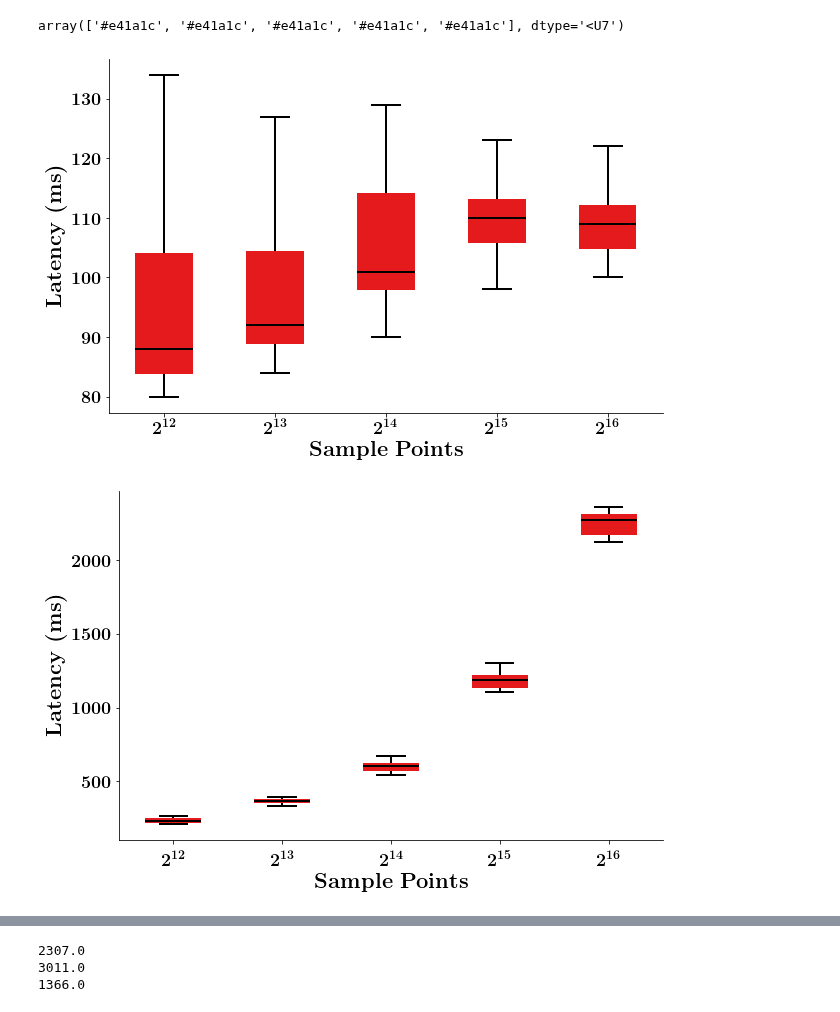
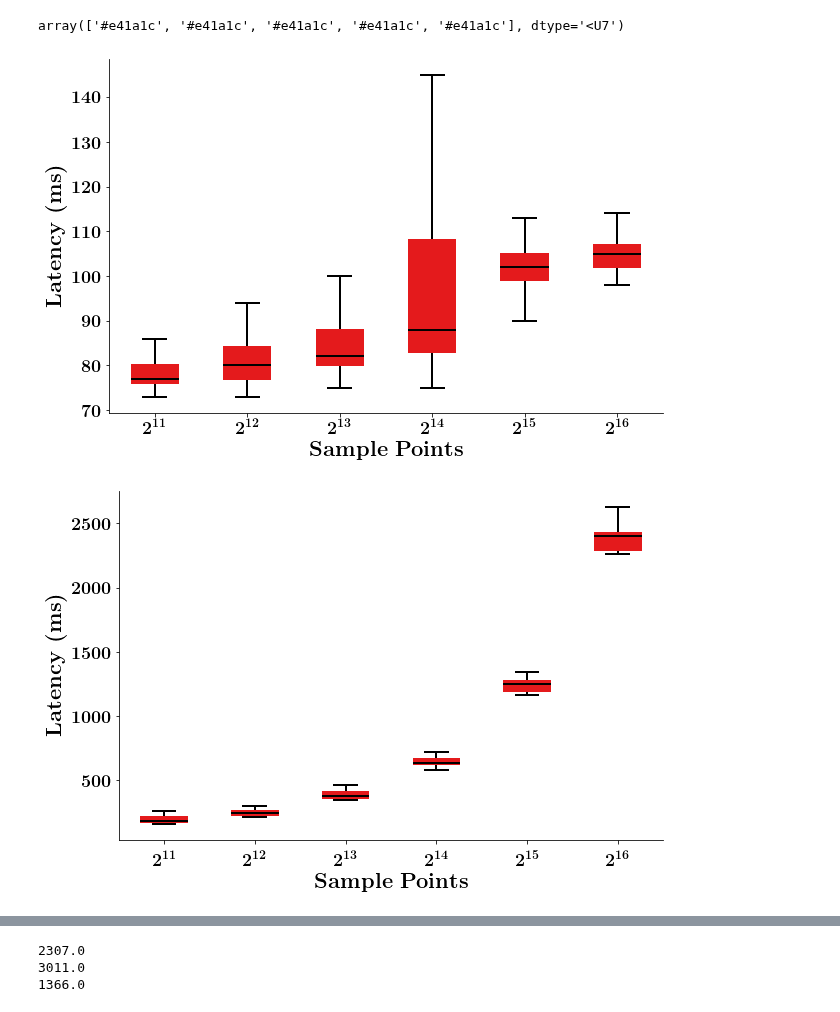
Before and after one commit to danielnewman09/Dissertation, a Jupyter notebook: Dissertation-Notebooks/Chapter-5/Latency_Analysis.ipynb, the cells around one changed output, grey strips where cells are left out. Drawn from its saved outputs; the diff is of its cells as text; code cells hidden in the pictures.

Commit message:
rms-only latency

```diff
--- a/Dissertation-Notebooks/Chapter-5/Latency_Analysis.ipynb
+++ b/Dissertation-Notebooks/Chapter-5/Latency_Analysis.ipynb
@@ -24,10 +24,12 @@ print(mpl.__version__)
 3.2.1
 # %%
 inferenceLocations = ['Beaglebone']
-vibSamples = ['4096','8192','16384','32768','65536']
-vibSampleLabels = [r'$2^{12}$',r'$2^{13}$',r'$2^{14}$',r'$2^{15}$',r'$2^{16}$']
+vibSamples = ['2048','4096','8192','16384','32768','65536']
+vibSampleLabels = [r'$2^{11}$',r'$2^{12}$',r'$2^{13}$',r'$2^{14}$',r'$2^{15}$',r'$2^{16}$']
 
 basePath = 'Edge-Device-Latency/'
+modelId = 'CNN-AE-Lite'
+deviceId = 'Pocketbeagle'
 numSamples = 1000
 numColumns = 3
 
@@ -35,7 +37,7 @@ latencyVals = np.zeros((numSamples,numColumns,len(vibSamples)))
 columns = None
 # %%
 for i in range(len(vibSamples)):
-    thisDF = pd.read_csv(basePath + 'Beaglebone_PCA-GMM_' + vibSamples[i] + '.csv')
+    thisDF = pd.read_csv(basePath + deviceId +'_' + modelId + '_' + vibSamples[i] + '.csv')
 
     print(thisDF.values.shape)
 
@@ -115,15 +118,15 @@ np.repeat(np.array(colors[0]),5)
 # %% [output]
 array(['#e41a1c', '#e41a1c', '#e41a1c', '#e41a1c', '#e41a1c'], dtype='<U7')
 # %%
-box_plot(latencyVals[:,0,:] - 2000,vibSampleLabels,savefig=True,filename='SampleLatency_PCA-GMM',
-         template='Presentation',xlabel='Sample Points',color_order=np.zeros(5).astype(int))
-box_plot(latencyVals[:,1,:],vibSampleLabels,savefig=True,filename='FeatureExtractLatency_PCA-GMM',
-         template='Presentation',xlabel='Sample Points',xtickpad=10,color_order=np.zeros(5).astype(int))
-box_plot(latencyVals[:,2,:],vibSampleLabels,savefig=True,filename='ModelInferenceLatency_PCA-GMM',
-         template='Presentation',xlabel='Sample Points',color_order=np.zeros(5).astype(int))
+box_plot(latencyVals[:,0,:] - 2000,vibSampleLabels,savefig=True,filename=deviceId + '_SampleLatency_' + modelId,
+         template='Presentation',xlabel='Sample Points',color_order=np.zeros(6).astype(int))
+box_plot(latencyVals[:,1,:],vibSampleLabels,savefig=True,filename=deviceId + '_FeatureExtractLatency_' + modelId,
+         template='Presentation',xlabel='Sample Points',xtickpad=10,color_order=np.zeros(6).astype(int))
+box_plot(latencyVals[:,2,:],vibSampleLabels,savefig=True,filename=deviceId + '_ModelInferenceLatency_' + modelId,
+         template='Presentation',xlabel='Sample Points',color_order=np.zeros(6).astype(int))
 
-box_plot(latencyVals[:,1,:]+latencyVals[:,1,:]+latencyVals[:,2,:],vibSampleLabels,savefig=True,filename='TotalLatency_PCA-GMM',
-         template='Presentation',xlabel='Sample Points',color_order=np.zeros(5).astype(int),ylabel='Total Time (ms)')
+box_plot(latencyVals[:,1,:]+latencyVals[:,1,:]+latencyVals[:,2,:],vibSampleLabels,savefig=True,filename=deviceId + '_TotalLatency_' + modelId,
+         template='Presentation',xlabel='Sample Points',color_order=np.zeros(6).astype(int),ylabel='Total Time (ms)')
 # %% [output]
-[figure, old version]
+[figure, new version]
-[figure, old version]
+[figure, new version]
```
Also changed, not shown: parts of 2 cells of this notebook, 28 other files.
